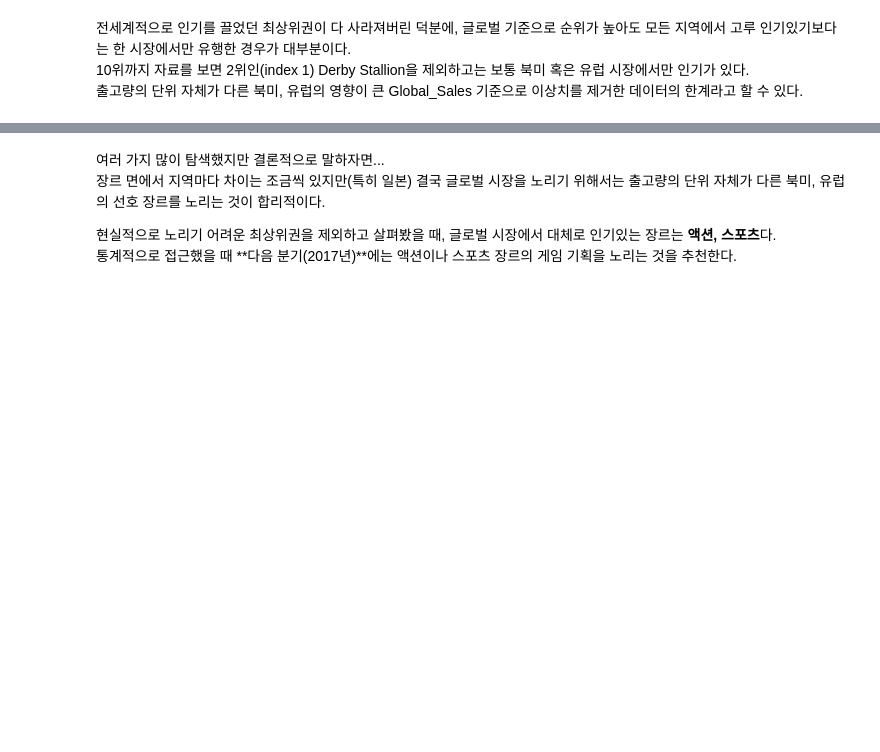
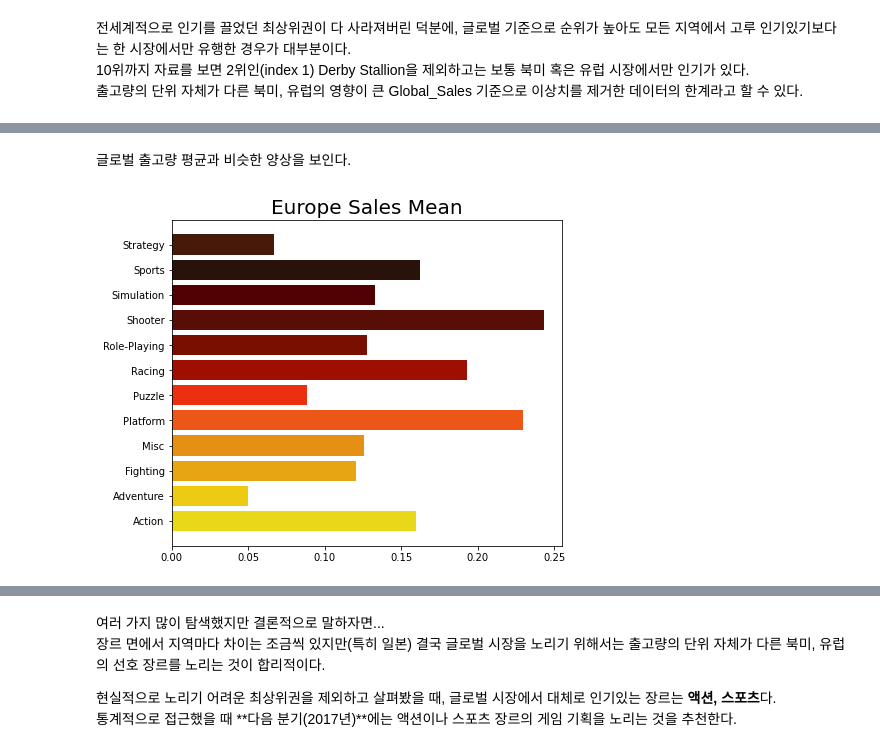
Before and after one commit to nan-park/section1_project, a Jupyter notebook: AI_section1_project.ipynb, the cells around one changed output, grey strips where cells are left out. Cells and saved outputs as stored; diff of their text form; code cells hidden in the pictures; blank space fills up the shorter version.

```diff
--- a/AI_section1_project.ipynb
+++ b/AI_section1_project.ipynb
@@ -1249,0 +1322,14 @@ df_standard_new.head(10)  # 표준화 데이터
+# %% [markdown]
+글로벌 출고량 평균과 비슷한 양상을 보인다.
+# %%
+y = np.arange(len(genre_list))
+values = np.array(genre_mean.loc['EU_Sales'])
+genre_list
+
+plt.figure(figsize=(7, 6))
+plt.title('Europe Sales Mean', fontsize=20)
+plt.barh(y, values, color=colors_heat)
+plt.yticks(y, genre_list)
+plt.show()
+# %% [output]
+[figure, added]
```
Also changed, not shown: parts of 13 cells of this notebook.
